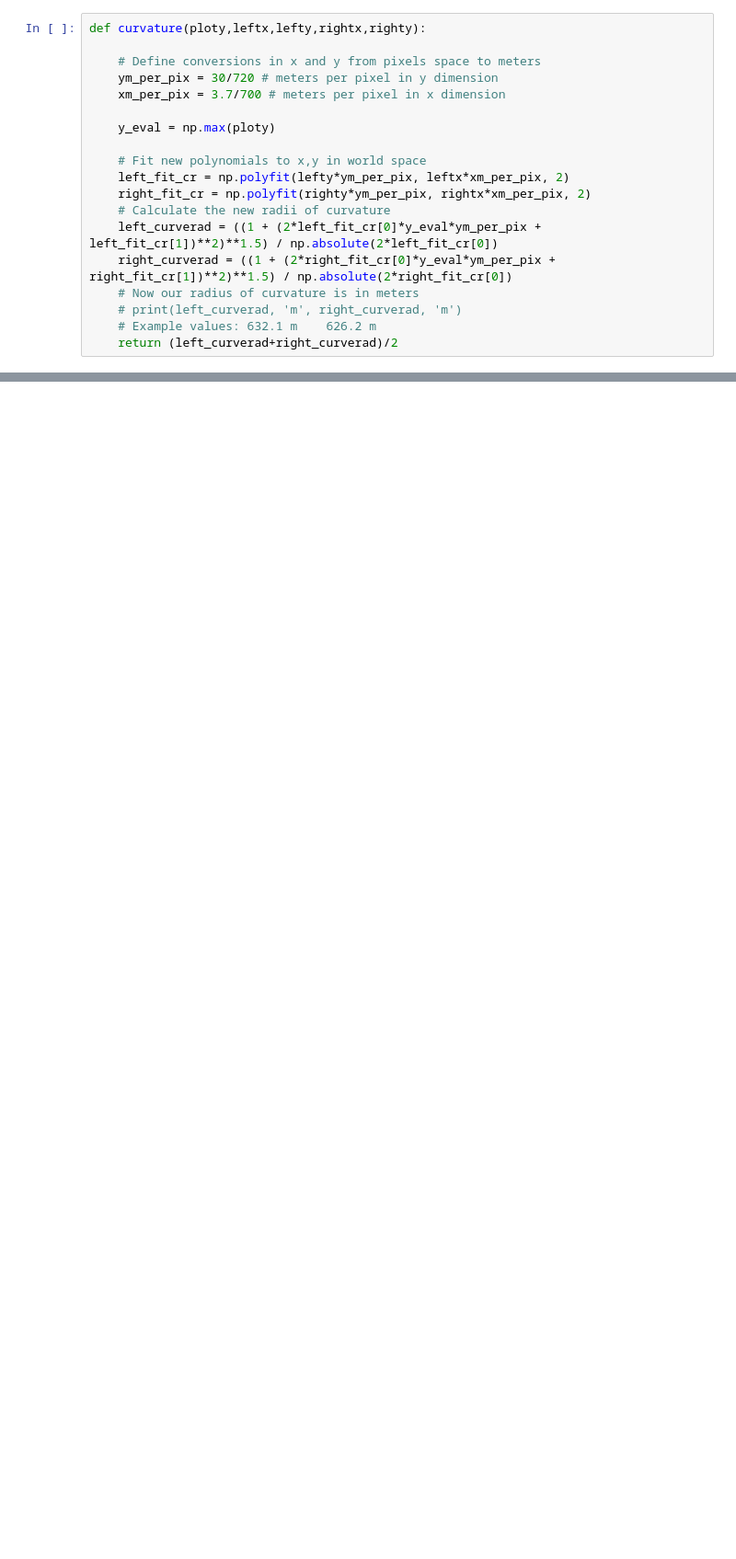
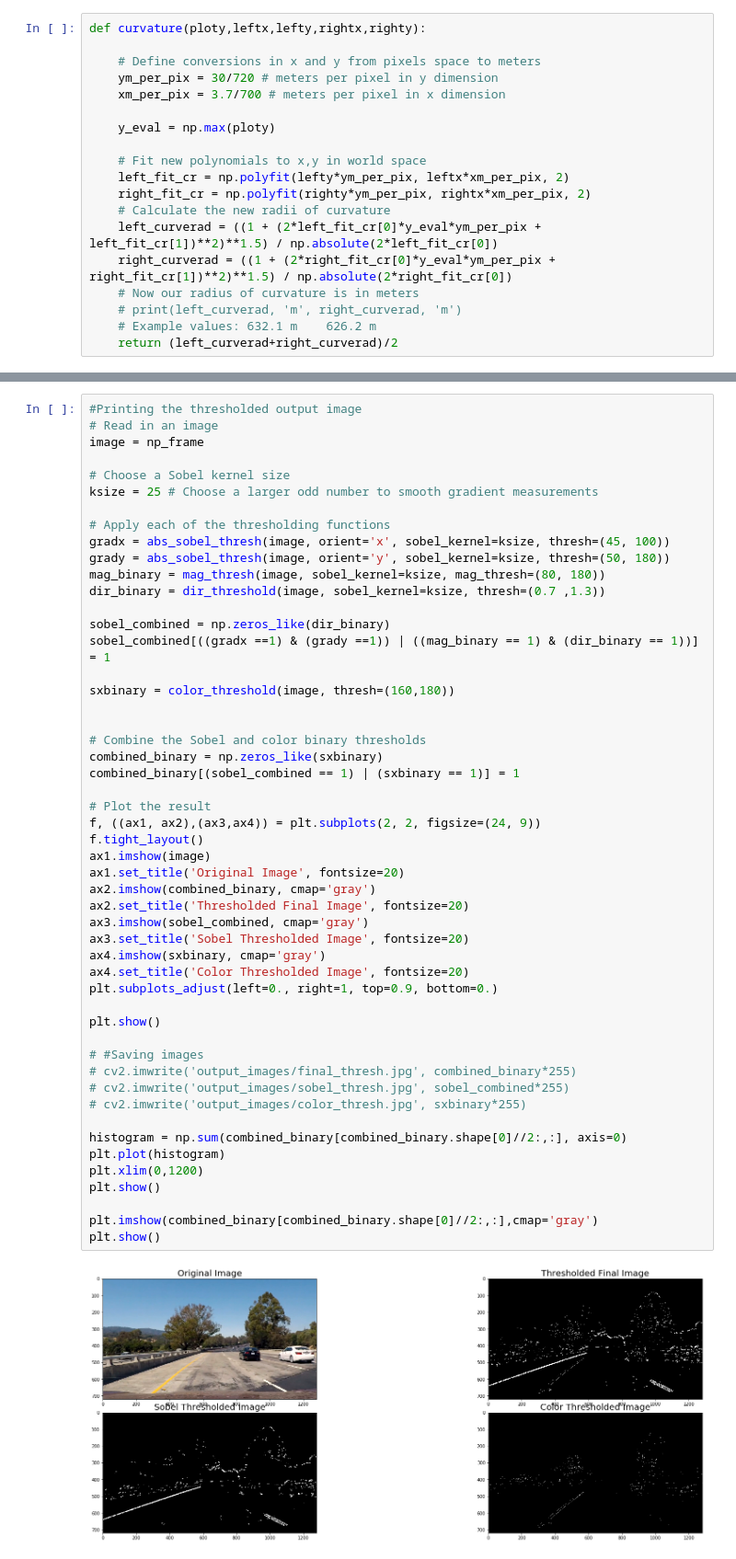
Before and after one commit to navinrahim/CarND-Advanced-Lane-Lines, a Jupyter notebook: Adv_Lane_finding.ipynb, the cells around one changed output, grey strips where cells are left out. Shown at 92% size. Drawn from its saved outputs; the diff is of its cells as text; blank space fills up the shorter version.

```diff
--- a/Adv_Lane_finding.ipynb
+++ b/Adv_Lane_finding.ipynb
@@ -441,0 +458,53 @@ plt.text(10, 10, 'Curvature = '+str(curvature_val)+' m',
+# %%
+#Printing the thresholded output image
+# Read in an image
+image = np_frame
+
+# Choose a Sobel kernel size
+ksize = 25 # Choose a larger odd number to smooth gradient measurements
+
+# Apply each of the thresholding functions
+gradx = abs_sobel_thresh(image, orient='x', sobel_kernel=ksize, thresh=(45, 100))
+grady = abs_sobel_thresh(image, orient='y', sobel_kernel=ksize, thresh=(50, 180))
+mag_binary = mag_thresh(image, sobel_kernel=ksize, mag_thresh=(80, 180))
+dir_binary = dir_threshold(image, sobel_kernel=ksize, thresh=(0.7 ,1.3))
+
+sobel_combined = np.zeros_like(dir_binary)
+sobel_combined[((gradx ==1) & (grady ==1)) | ((mag_binary == 1) & (dir_binary == 1))] = 1
+
+sxbinary = color_threshold(image, thresh=(160,180))
+
+
+# Combine the Sobel and color binary thresholds
+combined_binary = np.zeros_like(sxbinary)
+combined_binary[(sobel_combined == 1) | (sxbinary == 1)] = 1
+
+# Plot the result
+f, ((ax1, ax2),(ax3,ax4)) = plt.subplots(2, 2, figsize=(24, 9))
+f.tight_layout()
+ax1.imshow(image)
+ax1.set_title('Original Image', fontsize=20)
+ax2.imshow(combined_binary, cmap='gray')
+ax2.set_title('Thresholded Final Image', fontsize=20)
+ax3.imshow(sobel_combined, cmap='gray')
+ax3.set_title('Sobel Thresholded Image', fontsize=20)
+ax4.imshow(sxbinary, cmap='gray')
+ax4.set_title('Color Thresholded Image', fontsize=20)
+plt.subplots_adjust(left=0., right=1, top=0.9, bottom=0.)
+
+plt.show()
+
+# #Saving images
+# cv2.imwrite('output_images/final_thresh.jpg', combined_binary*255)
+# cv2.imwrite('output_images/sobel_thresh.jpg', sobel_combined*255)
+# cv2.imwrite('output_images/color_thresh.jpg', sxbinary*255)
+
+histogram = np.sum(combined_binary[combined_binary.shape[0]//2:,:], axis=0)
+plt.plot(histogram)
+plt.xlim(0,1200)
+plt.show()
+
+plt.imshow(combined_binary[combined_binary.shape[0]//2:,:],cmap='gray')
+plt.show()
+# %% [output]
+[figure, added]
```
Also changed, not shown: parts of 11 cells of this notebook.
